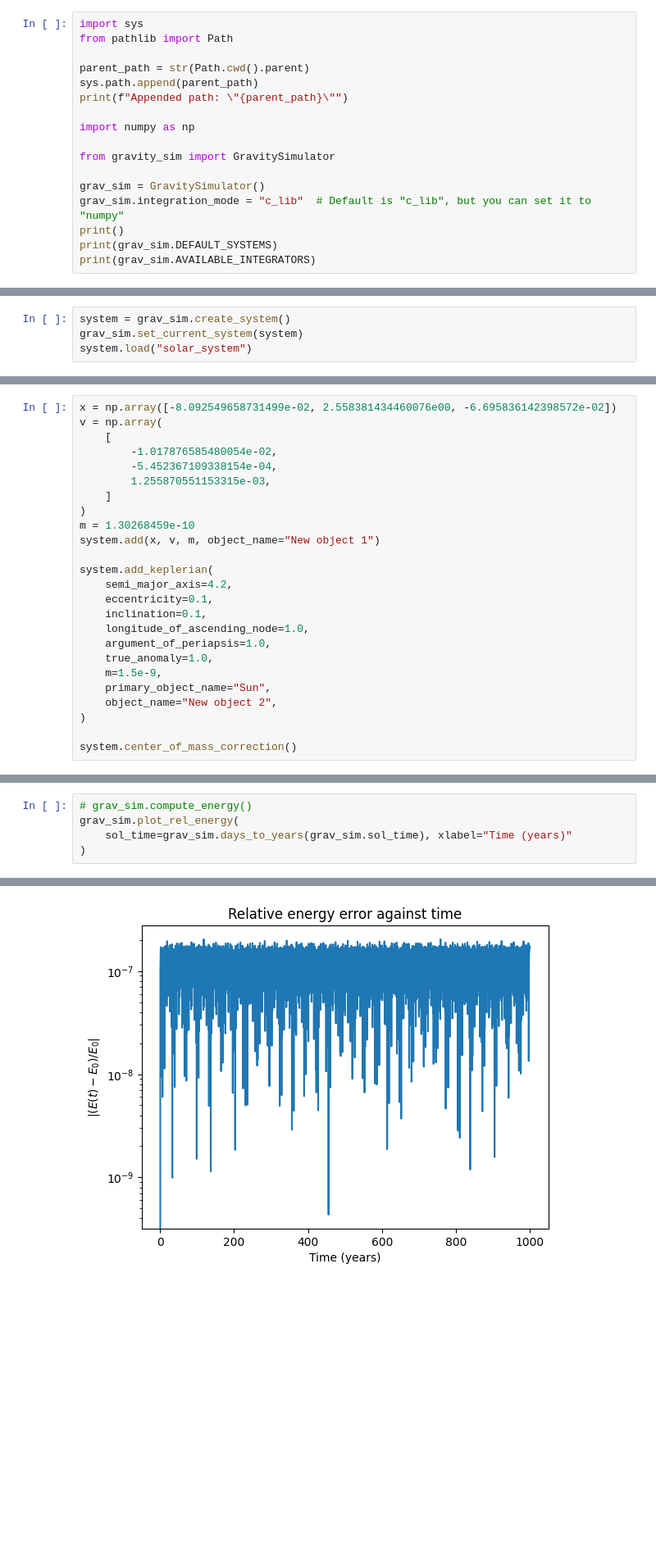
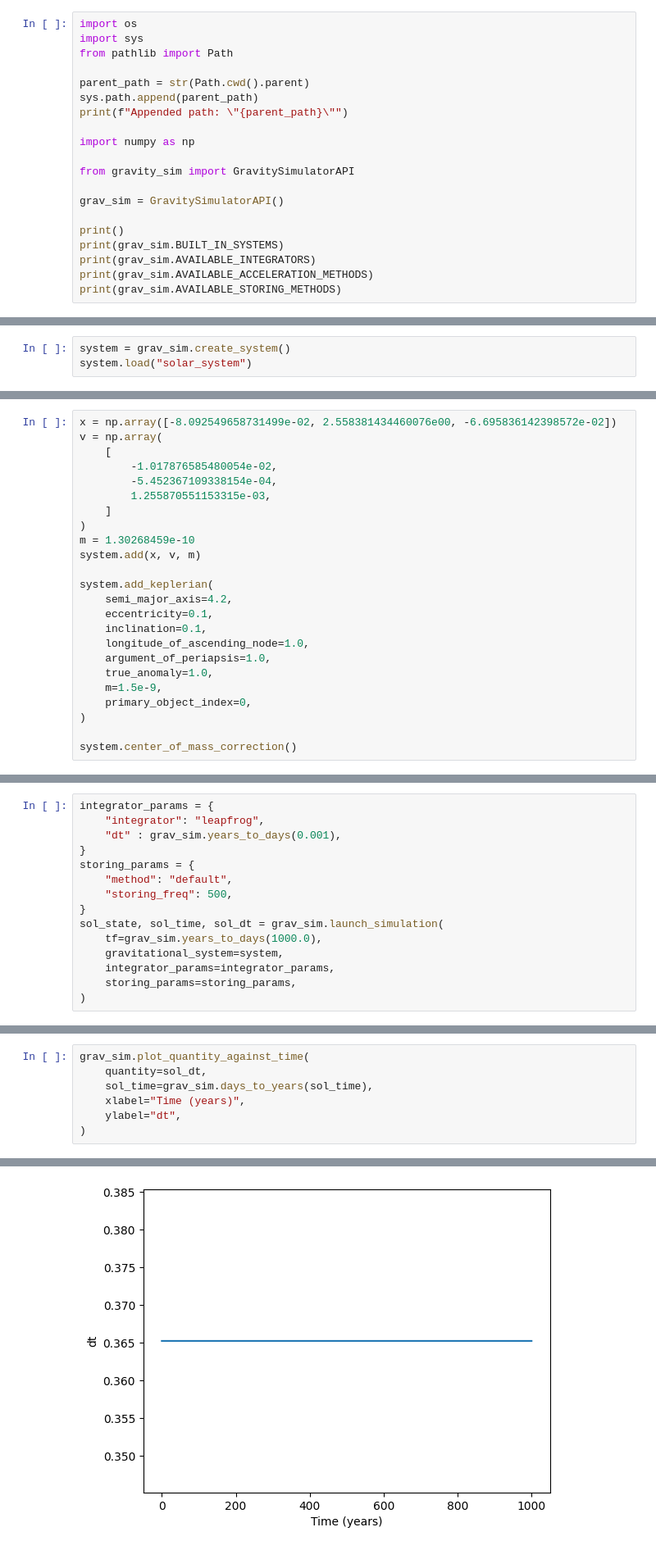
Before and after one commit to alvinng4/Gravity-Simulator, a Jupyter notebook: examples/tutorial.ipynb, the cells around one changed output, grey strips where cells are left out. Shown at 82% size. Drawn from its saved outputs; the diff is of its cells as text; blank space fills up the shorter version.

```diff
--- a/examples/tutorial.ipynb
+++ b/examples/tutorial.ipynb
@@ -5,6 +5,7 @@ A simple tutorial for using the gravity simulator API. This file also serves as
 ### Import libraries
 First, we import some libraries. If the path is wrong, please correct it manually.
 # %%
+import os
 import sys
 from pathlib import Path
 
@@ -14,13 +15,15 @@ print(f"Appended path: \"{parent_path}\"")
 
 import numpy as np
 
-from gravity_sim import GravitySimulator
+from gravity_sim import GravitySimulatorAPI
 
-grav_sim = GravitySimulator()
-grav_sim.integration_mode = "c_lib"  # Default is "c_lib", but you can set it to "numpy"
+grav_sim = GravitySimulatorAPI()
+
 print()
-print(grav_sim.DEFAULT_SYSTEMS)
+print(grav_sim.BUILT_IN_SYSTEMS)
 print(grav_sim.AVAILABLE_INTEGRATORS)
+print(grav_sim.AVAILABLE_ACCELERATION_METHODS)
+print(grav_sim.AVAILABLE_STORING_METHODS)
 # %% [output]
 Appended path: "/Users/alvinng/Desktop/cuhk/gravity-simulator/Final Project/gravity-simulator"
 
@@ -30,7 +35,6 @@ Appended path: "/Users/alvinng/Desktop/cuhk/gravity-simulator/Final Project/grav
 ### Load pre-defined system
 # %%
 system = grav_sim.create_system()
-grav_sim.set_current_system(system)
 system.load("solar_system")
 # %% [markdown]
 ### Adding new objects
@@ -45,7 +49,7 @@ v = np.array(
     ]
 )
 m = 1.30268459e-10
-system.add(x, v, m, object_name="New object 1")
+system.add(x, v, m)
 
 system.add_keplerian(
     semi_major_axis=4.2,
@@ -55,8 +59,7 @@ system.add_keplerian(
     argument_of_periapsis=1.0,
     true_anomaly=1.0,
     m=1.5e-9,
-    primary_object_name="Sun",
-    object_name="New object 2",
+    primary_object_index=0,
 )
 
 system.center_of_mass_correction()
@@ -112,0 +83,15 @@ Run time: 0.417 s
+# %%
+integrator_params = {
+    "integrator": "leapfrog",
+    "dt" : grav_sim.years_to_days(0.001),
+}
+storing_params = {
+    "method": "default",
+    "storing_freq": 500,
+}
+sol_state, sol_time, sol_dt = grav_sim.launch_simulation(
+    tf=grav_sim.years_to_days(1000.0),
+    gravitational_system=system,
+    integrator_params=integrator_params,
+    storing_params=storing_params,
+)
@@ -141,6 +165,8 @@ grav_sim.plot_2d_trajectory(
 # %%
-# grav_sim.compute_energy()
-grav_sim.plot_rel_energy(
-    sol_time=grav_sim.days_to_years(grav_sim.sol_time), xlabel="Time (years)"
+grav_sim.plot_quantity_against_time(
+    quantity=sol_dt,
+    sol_time=grav_sim.days_to_years(sol_time),
+    xlabel="Time (years)",
+    ylabel="dt",
 )
 # %% [output]
@@ -152 +173 @@ Run time: 0.161 s
-[figure, old version]
+[figure, new version]
```
Also changed, not shown: parts of 20 cells of this notebook, 6 other files.
